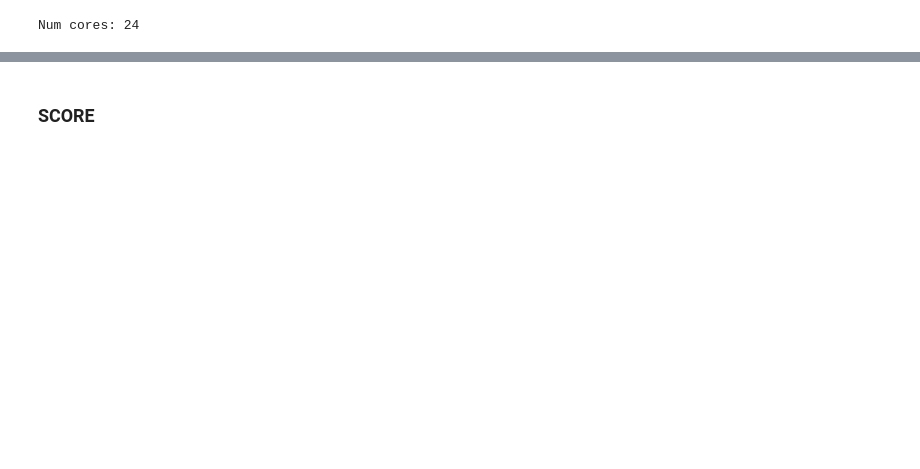
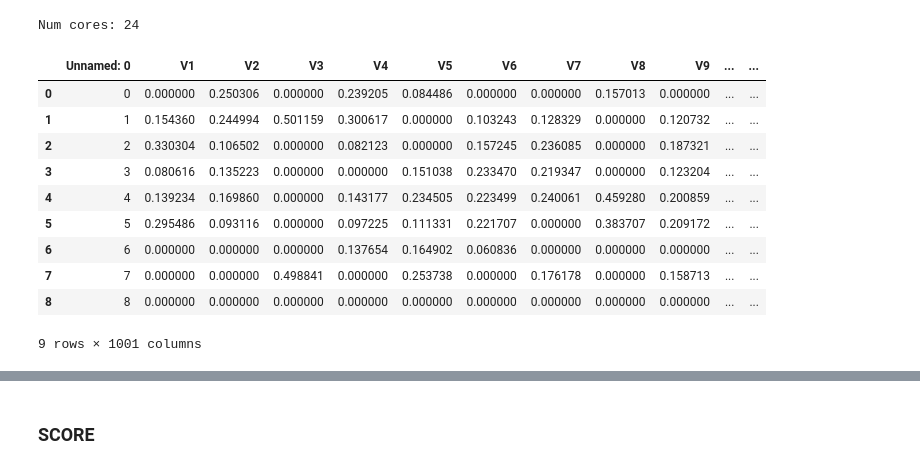
Before and after one commit to MsMatias/MixturePy, a Jupyter notebook: Test Beta List.ipynb, the cells around one changed output, grey strips where cells are left out. Cells and saved outputs as stored; diff of their text form; code cells hidden in the pictures; blank space fills up the shorter version.

```diff
--- a/Test Beta List.ipynb
+++ b/Test Beta List.ipynb
@@ -38,6 +38,20 @@ readRDS = robjects.r['readRDS']
 dfLm22 = readRDS('data/betas.noise.list.rds')
 # %%
 dfTil9 = pd.read_excel('data/betas.list.TIL9.xlsx')
+# %%
+dfTil9
+# %% [output]
+|  | Unnamed: 0 | V1 | V2 | V3 | V4 | V5 | V6 | V7 | V8 | V9 | ... | ... |
+| 0 | 0 | 0.000000 | 0.250306 | 0.000000 | 0.239205 | 0.084486 | 0.000000 | 0.000000 | 0.157013 | 0.000000 | ... | ... |
+| 1 | 1 | 0.154360 | 0.244994 | 0.501159 | 0.300617 | 0.000000 | 0.103243 | 0.128329 | 0.000000 | 0.120732 | ... | ... |
+| 2 | 2 | 0.330304 | 0.106502 | 0.000000 | 0.082123 | 0.000000 | 0.157245 | 0.236085 | 0.000000 | 0.187321 | ... | ... |
+| 3 | 3 | 0.080616 | 0.135223 | 0.000000 | 0.000000 | 0.151038 | 0.233470 | 0.219347 | 0.000000 | 0.123204 | ... | ... |
+| 4 | 4 | 0.139234 | 0.169860 | 0.000000 | 0.143177 | 0.234505 | 0.223499 | 0.240061 | 0.459280 | 0.200859 | ... | ... |
+| 5 | 5 | 0.295486 | 0.093116 | 0.000000 | 0.097225 | 0.111331 | 0.221707 | 0.000000 | 0.383707 | 0.209172 | ... | ... |
+| 6 | 6 | 0.000000 | 0.000000 | 0.000000 | 0.137654 | 0.164902 | 0.060836 | 0.000000 | 0.000000 | 0.000000 | ... | ... |
+| 7 | 7 | 0.000000 | 0.000000 | 0.498841 | 0.000000 | 0.253738 | 0.000000 | 0.176178 | 0.000000 | 0.158713 | ... | ... |
+| 8 | 8 | 0.000000 | 0.000000 | 0.000000 | 0.000000 | 0.000000 | 0.000000 | 0.000000 | 0.000000 | 0.000000 | ... | ... |
+9 rows × 1001 columns
 # %%
 dfTil9 = dfTil9.iloc[:, 1:]
 # %%
```
Also changed, not shown: parts of 20 cells of this notebook, 1 other file.
